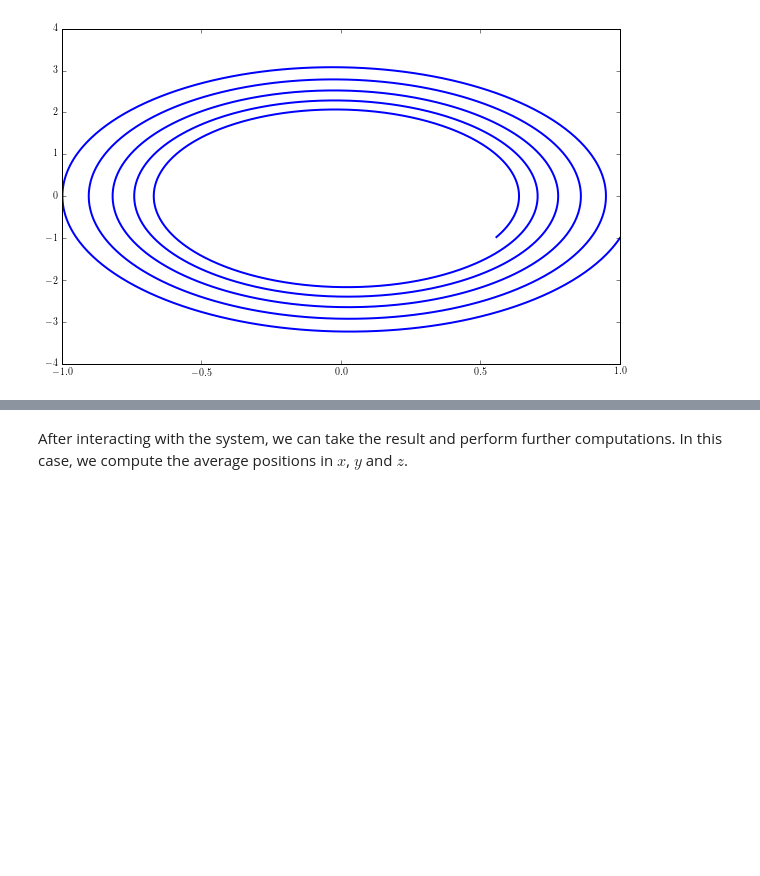
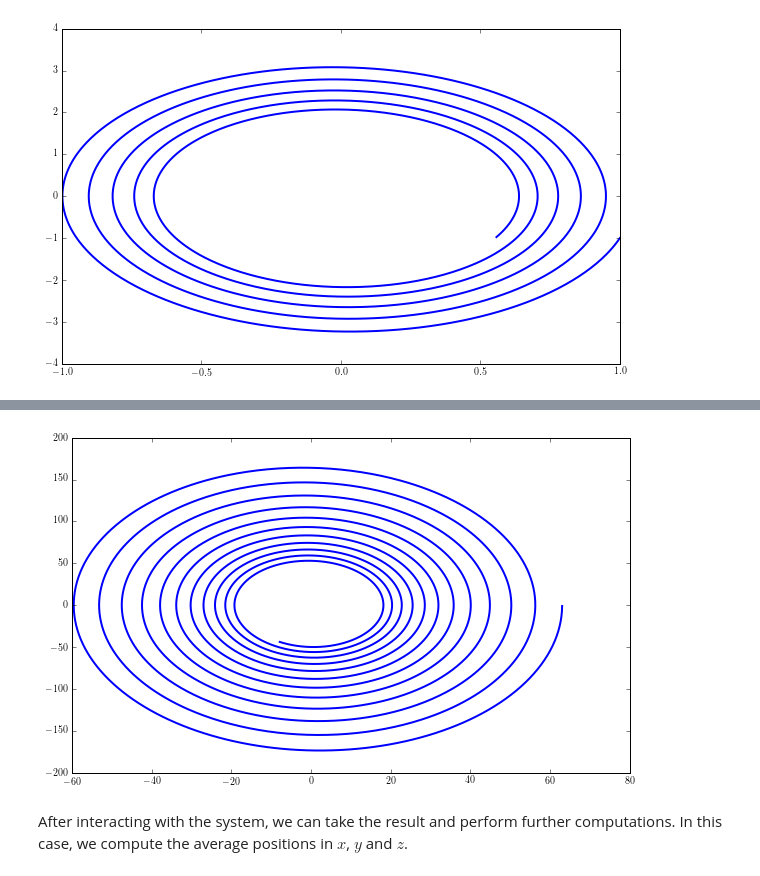
Before and after one commit to vibrationtoolbox/vibration_toolbox, a Jupyter notebook: vtb1_1.ipynb, the cells around one changed output, grey strips where cells are left out. Cells and saved outputs as stored; diff of their text form; code cells hidden in the pictures; blank space fills up the shorter version.

```diff
--- a/vtb1_1.ipynb
+++ b/vtb1_1.ipynb
@@ -43,3 +60,7 @@ sdof_phase_plot_i()
+# %%
+vtb.sdof_phase_plot_i()
+# %% [output]
+[figure, added]
 # %% [markdown]
 After interacting with the system, we can take the result and perform further computations. In this case, we compute the average positions in $x$, $y$ and $z$.
 # %%
```
Also changed, not shown: parts of 15 cells of this notebook.
